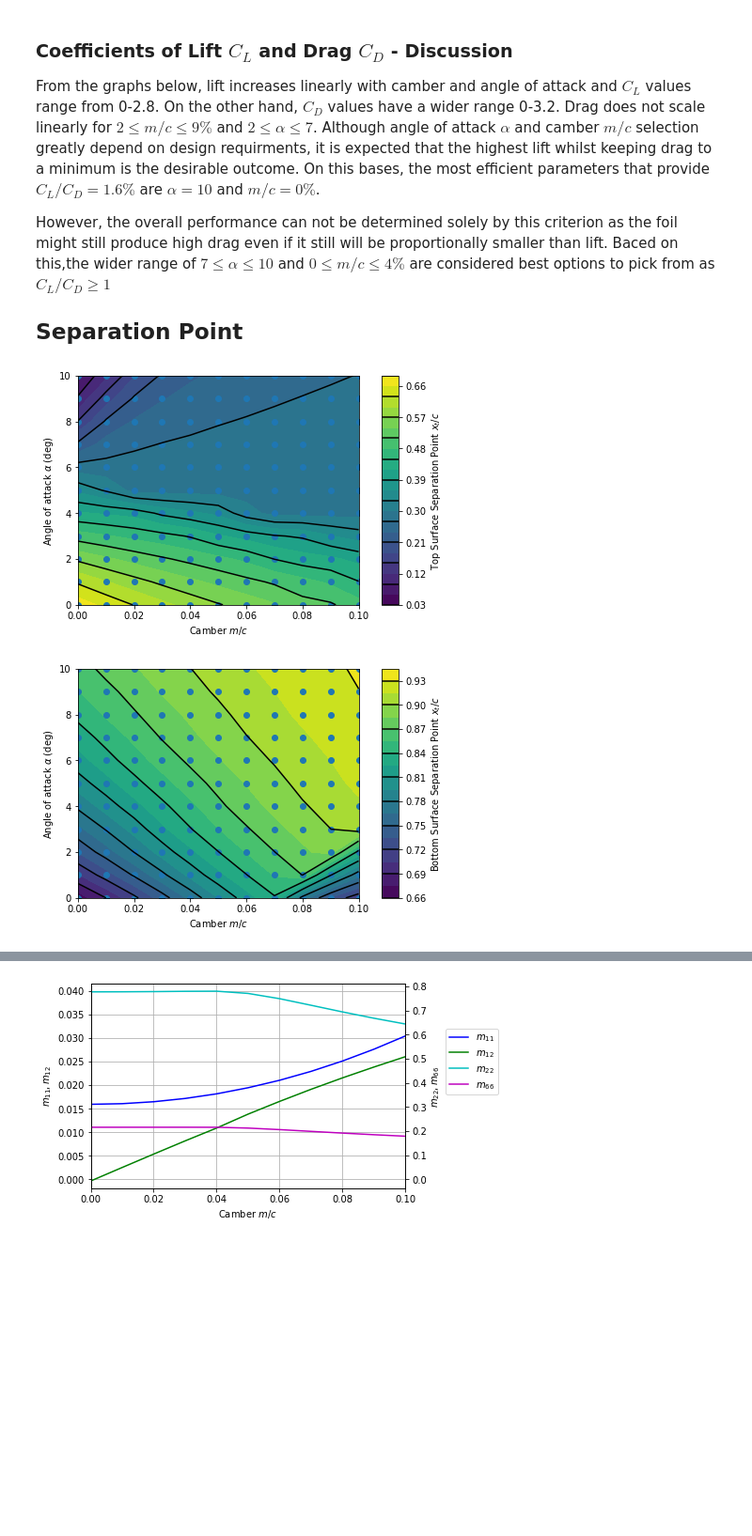
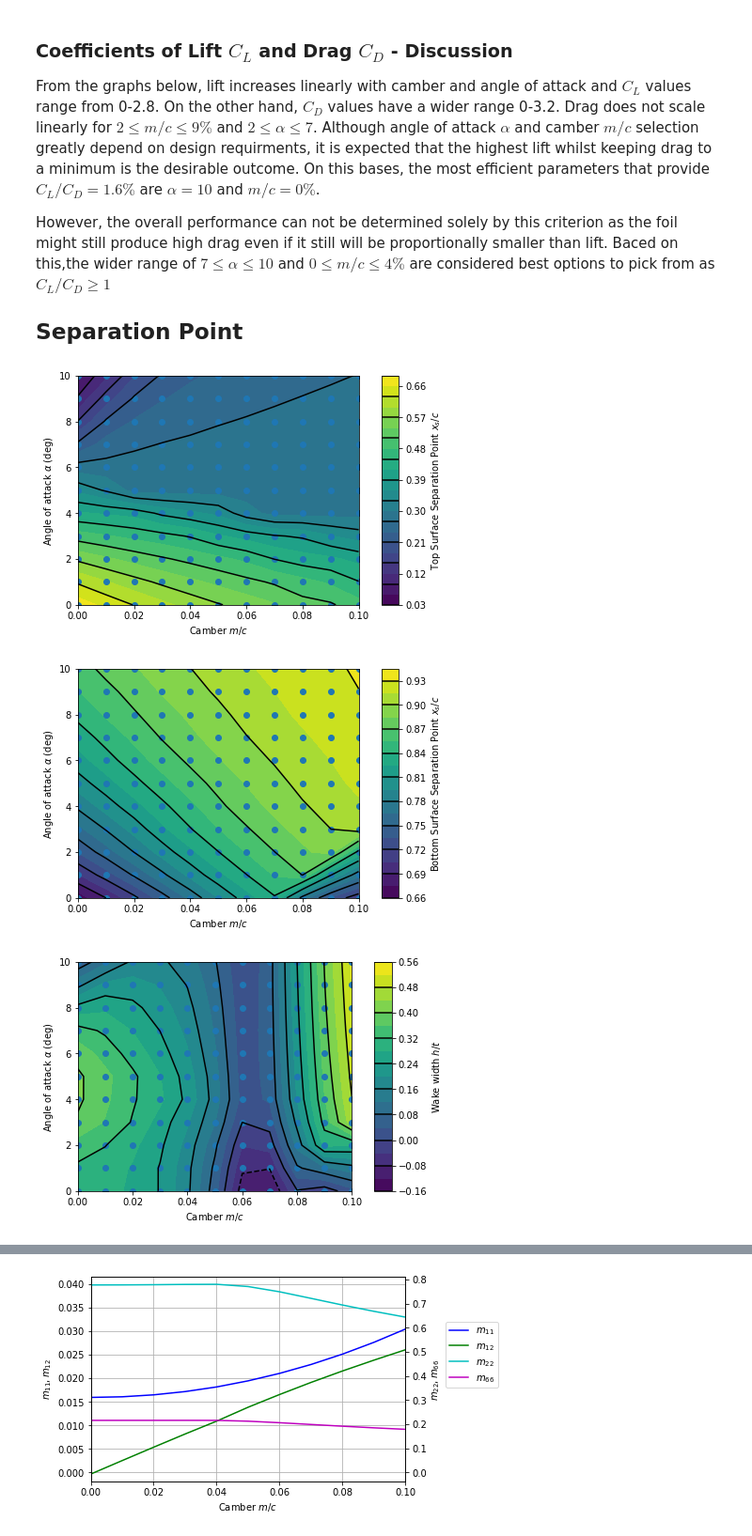
Before and after one commit to Papadopolous/MarineHydro, a Jupyter notebook: AssignmentReport.ipynb, the cells around one changed output, grey strips where cells are left out. Shown at 94% size. Drawn from its saved outputs; the diff is of its cells as text; code cells hidden in the pictures; blank space fills up the shorter version.

```diff
--- a/AssignmentReport.ipynb
+++ b/AssignmentReport.ipynb
@@ -839,41 +839,57 @@ shape = np.shape(sep_list)[:2]
 
 top_x = np.empty(shape)
 bot_x = np.empty(shape)
+wake_width = np.empty(shape)
 
 for x in range(np.shape(sep_list)[0]):
     for y in range(np.shape(sep_list)[1]):
-        x1, x2, _, _ = sep_list[x,y]
+        x1, x2, y1, y2 = sep_list[x,y]
         top_x[x, y] = x1
         bot_x[x, y] = x2
+        wake_width[x, y] = y1-y2
 
 fig1, ax2 = plt.subplots(constrained_layout=True)
 contour_plot = ax2.contourf(m_c, np.rad2deg(alpha), top_x, 20)
 ax2.set_xlabel(r'Camber $m/c$')
 ax2.set_ylabel(r'Angle of attack $\alpha$ (deg)')
 contour_plot2 = ax2.contour(contour_plot, levels=contour_plot.levels[::2], colors='k', origin='lower')
 cbar = fig1.colorbar(contour_plot)
-cbar.ax.set_ylabel(r'Top Surface Separation Point $x_t/c$')
+cbar.ax.set_ylabel(r'Top Surface Separation Point $x_s/c$')
 cbar.add_lines(contour_plot2)
 plt.scatter(test_locs_x, test_locs_y)
 ax2.set_xlim(0, max(m_c))
 ax2.set_ylim(0, np.rad2deg(max(alpha)))
 plt.show()
 
 fig1, ax2 = plt.subplots(constrained_layout=True)
 contour_plot = ax2.contourf(m_c, np.rad2deg(alpha), bot_x, 20)
 ax2.set_xlabel(r'Camber $m/c$')
 ax2.set_ylabel(r'Angle of attack $\alpha$ (deg)')
 contour_plot2 = ax2.contour(contour_plot, levels=contour_plot.levels[::2], colors='k', origin='lower')
 cbar = fig1.colorbar(contour_plot)
-cbar.ax.set_ylabel(r'Bottom Surface Separation Point $x_t/c$')
+cbar.ax.set_ylabel(r'Bottom Surface Separation Point $x_s/c$')
 cbar.add_lines(contour_plot2)
 plt.scatter(test_locs_x, test_locs_y)
 ax2.set_xlim(0, max(m_c))
 ax2.set_ylim(0, np.rad2deg(max(alpha)))
 plt.show()
+
+fig1, ax2 = plt.subplots(constrained_layout=True)
+contour_plot = ax2.contourf(m_c, np.rad2deg(alpha), wake_width, 20)
+ax2.set_xlabel(r'Camber $m/c$')
+ax2.set_ylabel(r'Angle of attack $\alpha$ (deg)')
+contour_plot2 = ax2.contour(contour_plot, levels=contour_plot.levels[::2], colors='k', origin='lower')
+cbar = fig1.colorbar(contour_plot)
+cbar.ax.set_ylabel(r'Wake width $h/t$')
+cbar.add_lines(contour_plot2)
+plt.scatter(test_locs_x, test_locs_y)
+ax2.set_xlim(0, max(m_c))
+ax2.set_ylim(0, np.rad2deg(max(alpha)))
+plt.show()
 # %% [output]
 [figure]
 [figure]
+[figure, added]
 # %% [markdown]
 ### Separation point - Discussion
 
```
Also changed, not shown: parts of 4 cells of this notebook.
